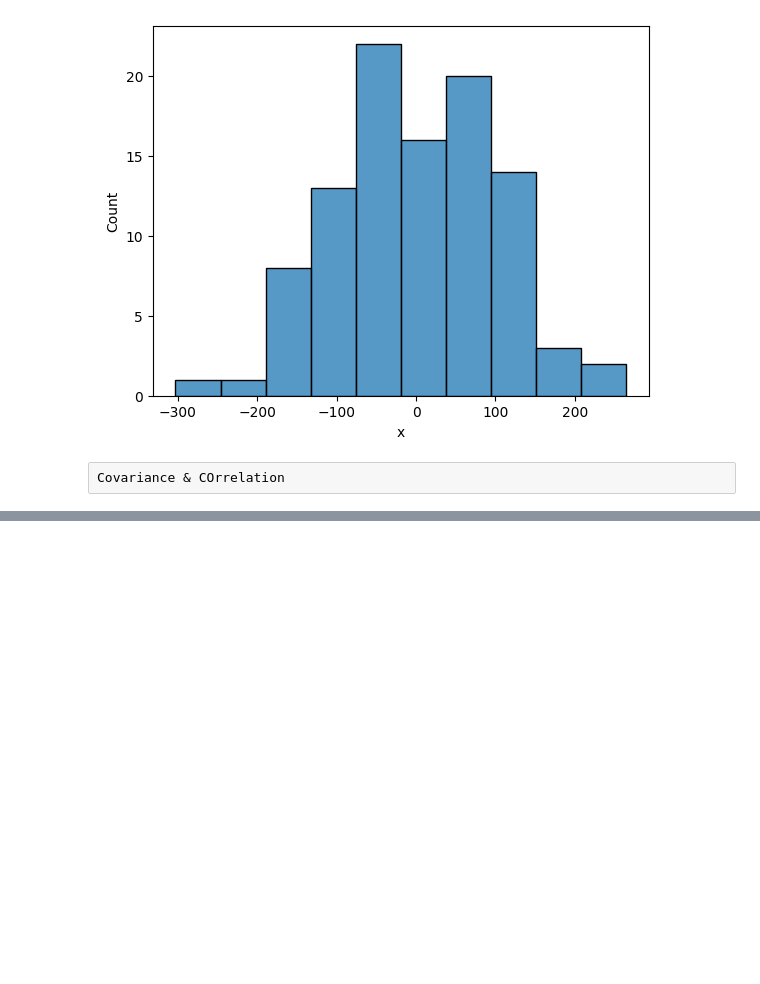
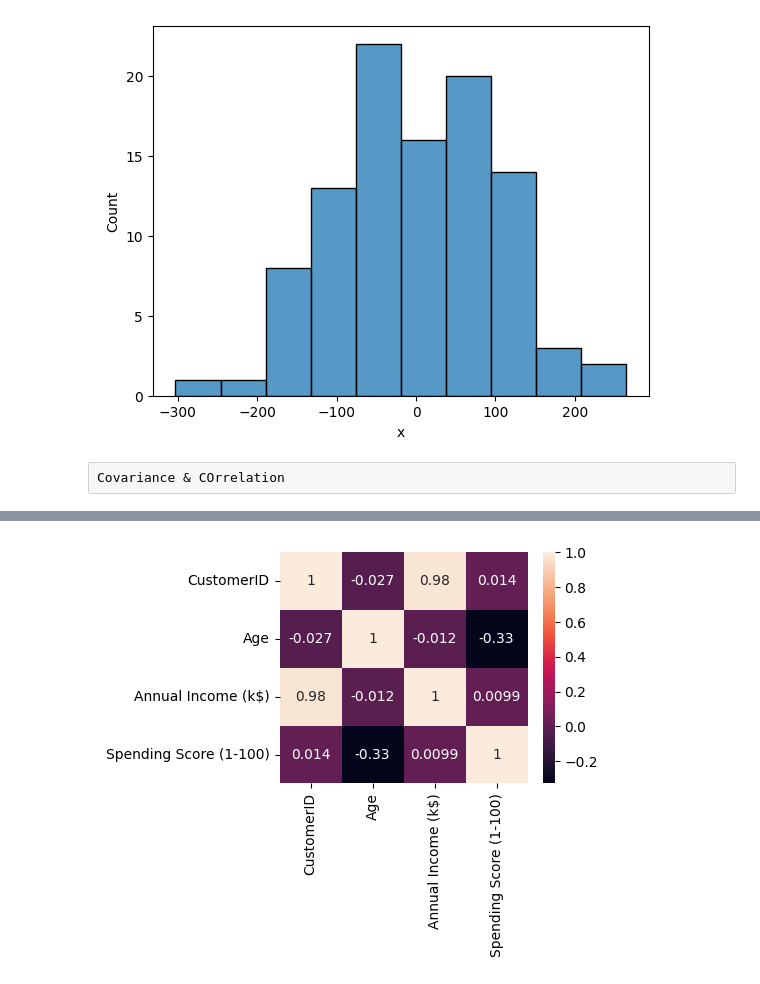
Before and after one commit to chahalbaljinder/data-science-ML-tutorial, a Jupyter notebook: maths in data sci.ipynb, the cells around one changed output, grey strips where cells are left out. Drawn from its saved outputs; the diff is of its cells as text; code cells hidden in the pictures; blank space fills up the shorter version.

Commit message:
Update maths in data sci.ipynb
updated code file till Central limit theorem

```diff
--- a/maths in data sci.ipynb
+++ b/maths in data sci.ipynb
@@ -237,7 +237,7 @@ plt.show()
 # %% [raw]
 Covariance & COrrelation
 # %%
-dataset=pd.read_csv("loan_prediction.csv")
+dataset=pd.read_csv("Mall_Customers.csv")
 # %%
 dataset.head()
 # %% [output]
@@ -266,0 +274,3 @@ dtype: int64
+# %%
+data_corr=dataset.select_dtypes(["int64"]).corr()
+data_corr
@@ -266,0 +292,6 @@ dtype: int64
+# %%
+plt.figure(figsize=(4,3))
+sns.heatmap(data_corr,annot=True)
+plt.show()
+# %% [output]
+[figure, added]
```
Also changed, not shown: parts of 14 cells of this notebook.
